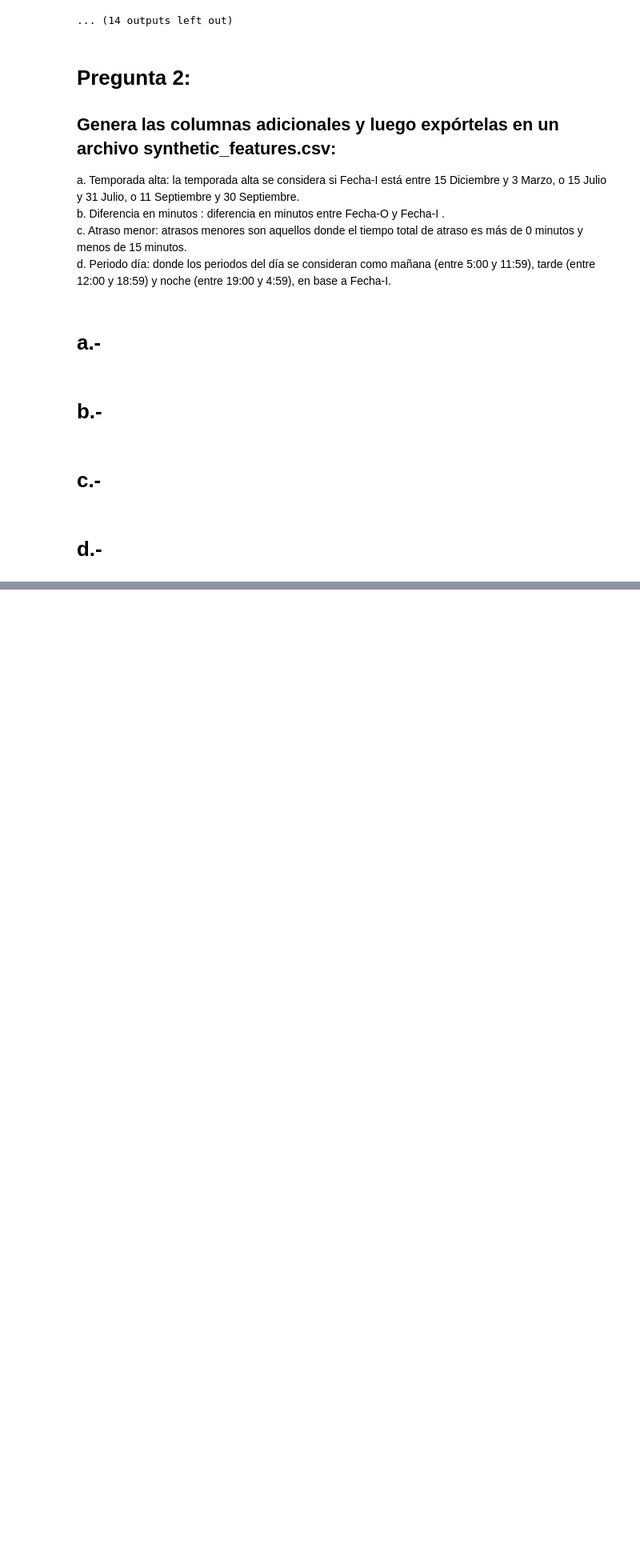
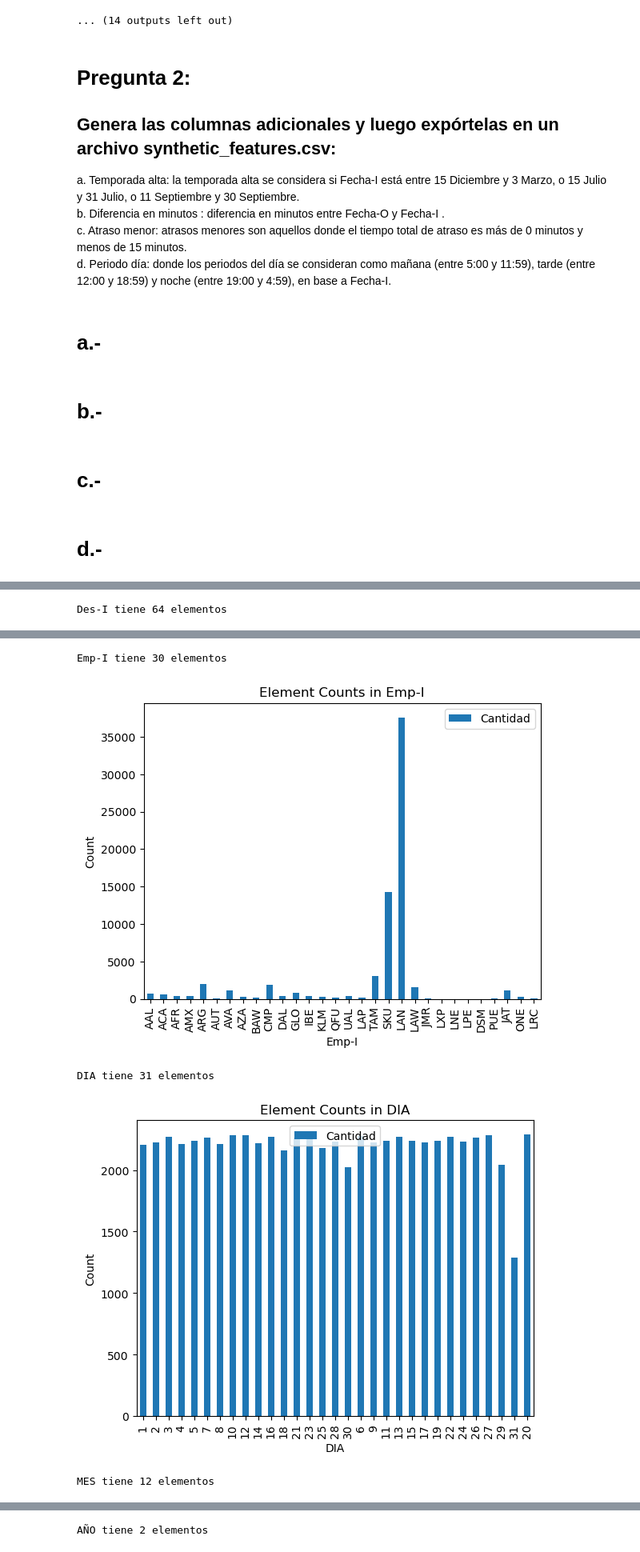
Before and after one commit to matiasmscl/Challenge_202306, a Jupyter notebook: Challenge.ipynb, the cells around one changed output, grey strips where cells are left out. Shown at 80% size. Saved outputs shown, nothing was run; the diff lists cells and outputs as text; code cells hidden in the pictures; blank space fills up the shorter version.

```diff
--- a/Challenge.ipynb
+++ b/Challenge.ipynb
@@ -134,0 +133,2 @@ BD[['Temporada alta','Diferencia en minutos','Atraso menor','Periodo día']].to_
+# %%
+BD['Atraso']=BD['Diferencia_en_minutos']>0
@@ -134,0 +138,4 @@ BD[['Temporada alta','Diferencia en minutos','Atraso menor','Periodo día']].to_
+# %%
+BD2=BD.copy()
+# %%
+BD2=BD2.drop(columns=['Fecha-I','Ori-I','Fecha-O','Ori-O','SIGLAORI'])
@@ -134,0 +144,2 @@ BD[['Temporada alta','Diferencia en minutos','Atraso menor','Periodo día']].to_
+# %%
+BD2=BD2.drop(columns=['Diferencia_en_minutos','Atraso_menor','Vlo-O','Des-O','Emp-O'])
@@ -134,0 +148,3 @@ BD[['Temporada alta','Diferencia en minutos','Atraso menor','Periodo día']].to_
+# %%
+Elementos(BD2)
+# %% [output]
@@ -134,0 +153 @@ BD[['Temporada alta','Diferencia en minutos','Atraso menor','Periodo día']].to_
+Des-I tiene 64 elementos
@@ -134,0 +155,5 @@ BD[['Temporada alta','Diferencia en minutos','Atraso menor','Periodo día']].to_
+Emp-I tiene 30 elementos
+[figure, added]
+DIA tiene 31 elementos
+[figure, added]
+MES tiene 12 elementos
@@ -134,0 +161 @@ BD[['Temporada alta','Diferencia en minutos','Atraso menor','Periodo día']].to_
+AÑO tiene 2 elementos
```
Also changed, not shown: parts of 20 cells of this notebook.
